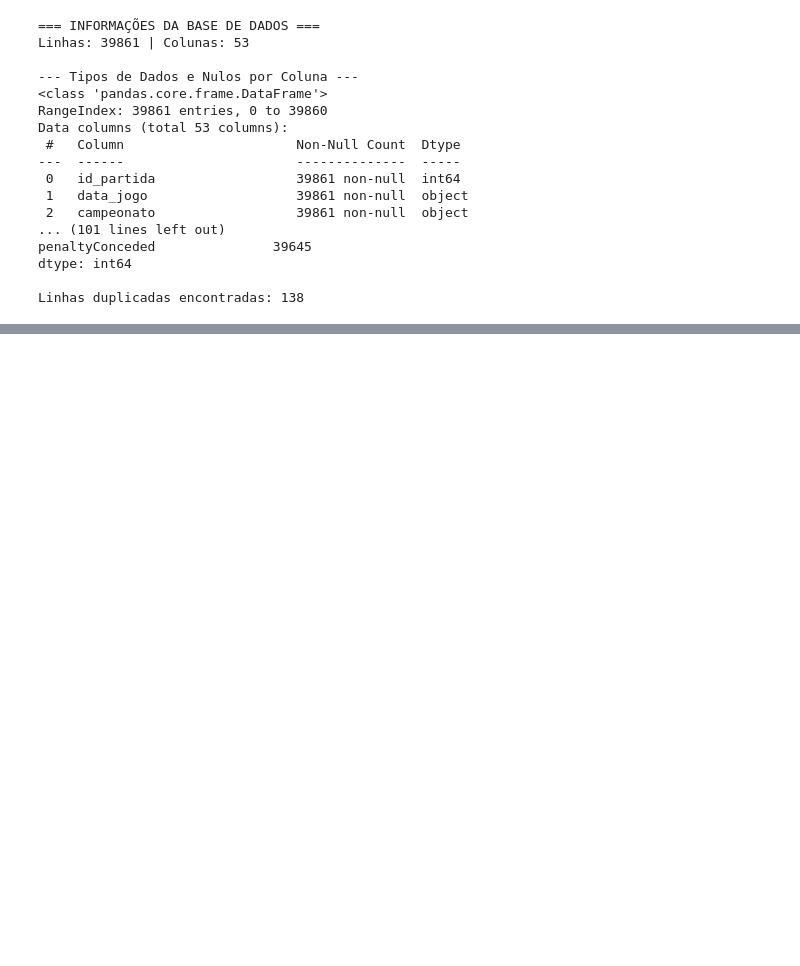
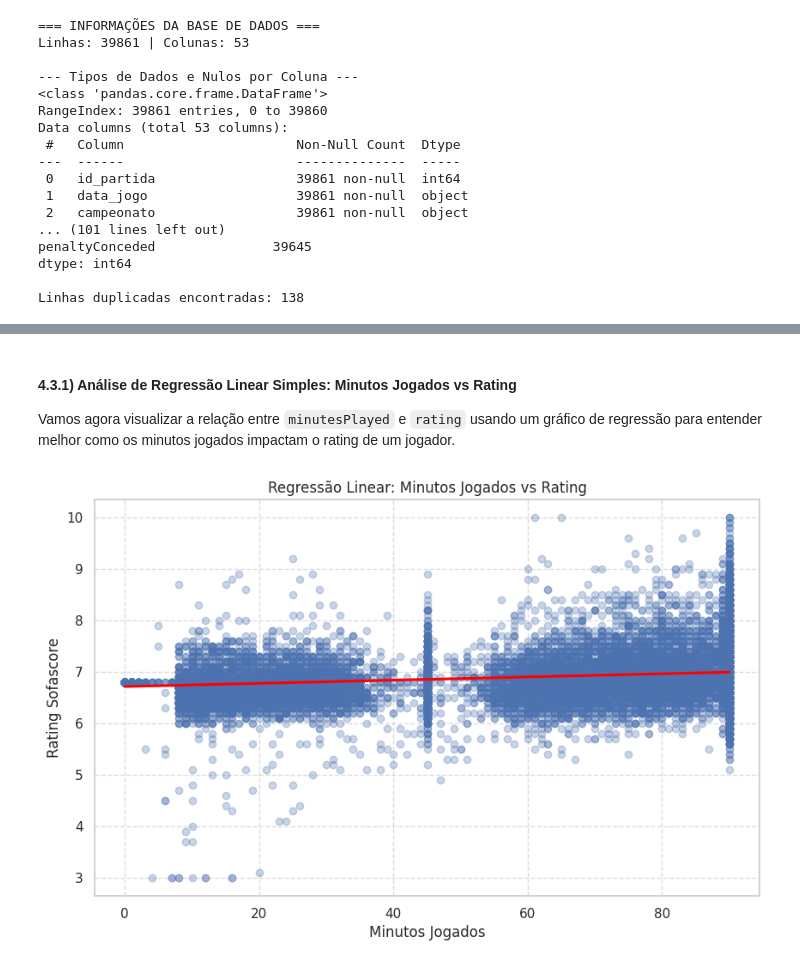
Before and after one commit to 18252054-sketch/eda_projeto_ia, a Jupyter notebook: Template.ipynb, the cells around one changed output, grey strips where cells are left out. Saved outputs shown, nothing was run; the diff lists cells and outputs as text; code cells hidden in the pictures; blank space fills up the shorter version.

```diff
--- a/Template.ipynb
+++ b/Template.ipynb
@@ -144,0 +380,14 @@ df_players.describe().T
+# %% [markdown]
+#### 4.3.1) Análise de Regressão Linear Simples: Minutos Jogados vs Rating
+
+Vamos agora visualizar a relação entre `minutesPlayed` e `rating` usando um gráfico de regressão para entender melhor como os minutos jogados impactam o rating de um jogador.
+# %%
+plt.figure(figsize=(10, 6))
+sns.regplot(data=df, x='minutesPlayed', y='rating', scatter_kws={'alpha':0.3}, line_kws={'color':'red'})
+plt.title('Regressão Linear: Minutos Jogados vs Rating')
+plt.xlabel('Minutos Jogados')
+plt.ylabel('Rating Sofascore')
+plt.grid(True, linestyle='--', alpha=0.7)
+plt.show()
+# %% [output]
+[figure, added]
```
Also changed, not shown: parts of 5 cells of this notebook.
